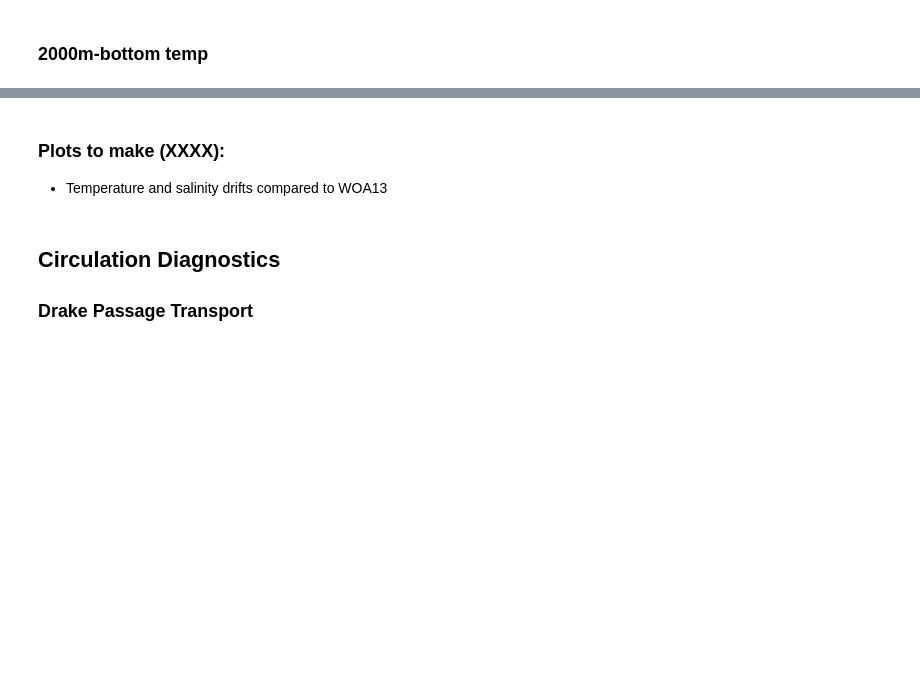
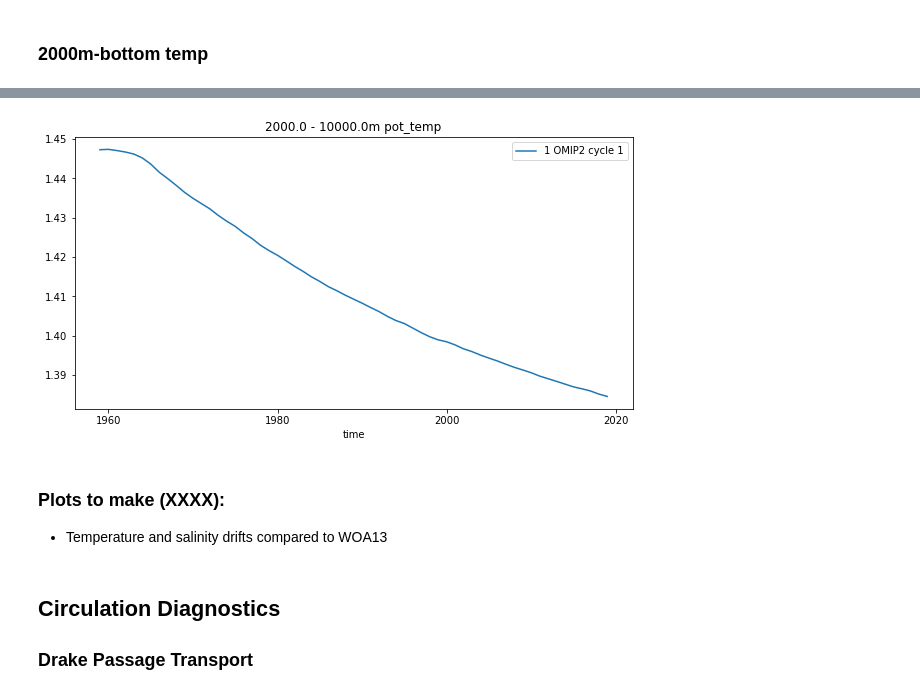
Before and after one commit to rmholmes/cosima-scripts, a Jupyter notebook: omip/OMIP2_025deg_InitialAnalysis.ipynb, the cells around one changed output, grey strips where cells are left out. Drawn from its saved outputs; the diff is of its cells as text; code cells hidden in the pictures; blank space fills up the shorter version.

```diff
--- a/omip/OMIP2_025deg_InitialAnalysis.ipynb
+++ b/omip/OMIP2_025deg_InitialAnalysis.ipynb
@@ -179,7 +159,7 @@ KeyboardInterrupt:
 ### 2000m-bottom temp
 # %%
 %%time
-keys = ['1 OMIP2 cycle 1','025 OMIP2 cycle 1']
+keys = ['1 OMIP2 cycle 1']#,'025 OMIP2 cycle 1']
 plot_depthintv('pot_temp',end_time,[2000.,10000.],keys=keys)
 # %% [output]
 1deg_jra55_iaf_omip2
@@ -196,3 +168,4 @@ distributed.nanny - WARNING - Restarting worker
+[figure, added]
 # %% [markdown]
 ### Plots to make (XXXX):
 - Temperature and salinity drifts compared to WOA13
```
Also changed, not shown: parts of 3 cells of this notebook.
